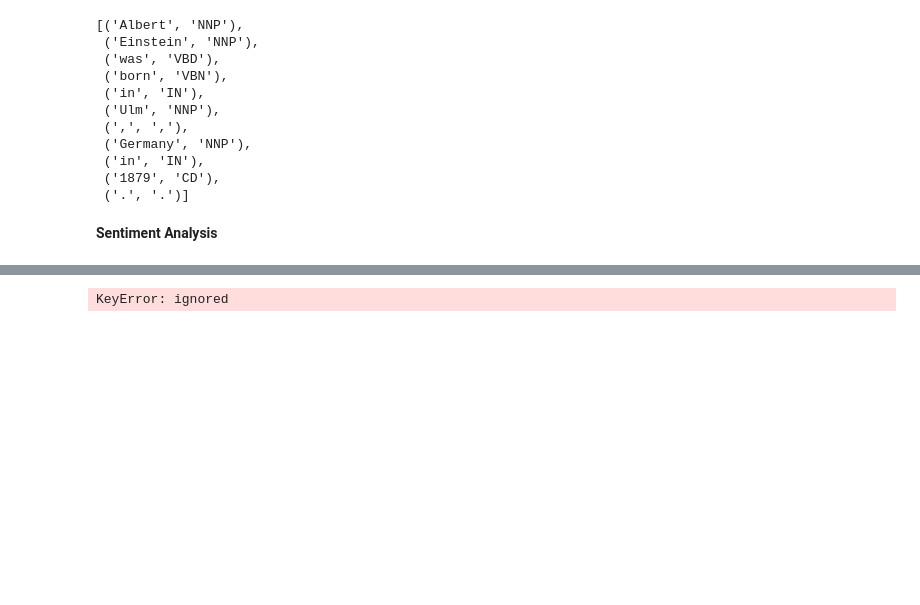
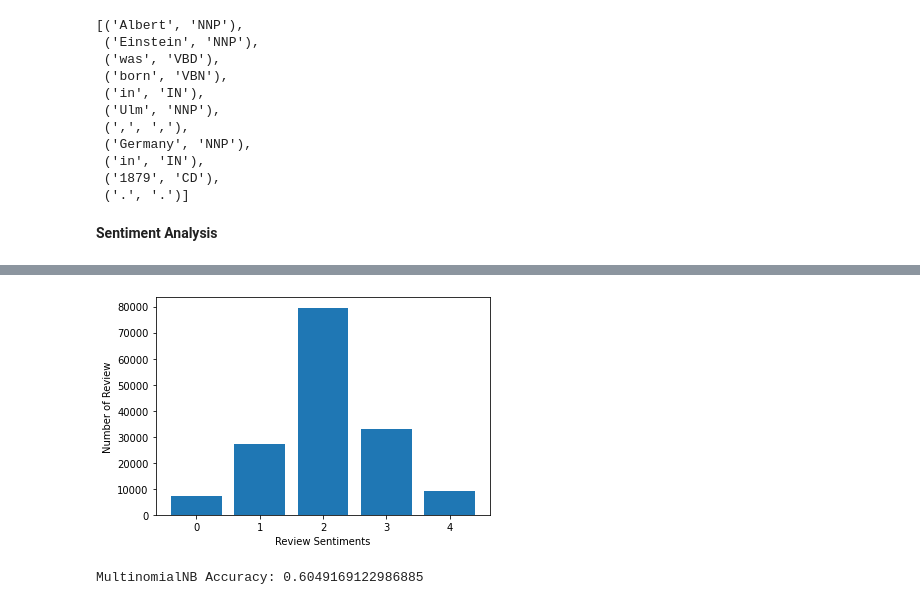
Before and after one commit to rohitpawar4507/Text_analysis_using_NLTK, a Jupyter notebook: Text_analysis_using_NLTK.ipynb, the cells around one changed output, grey strips where cells are left out. Saved outputs shown, nothing was run; the diff lists cells and outputs as text; code cells hidden in the pictures; blank space fills up the shorter version.

```diff
--- a/Text_analysis_using_NLTK.ipynb
+++ b/Text_analysis_using_NLTK.ipynb
@@ -208,8 +208,8 @@ SyntaxError: ignored
 # %%
-Sentiment_count=data.groupby('year').count()
-plt.bar(Sentiment_count.index.values,Sentiment_count['Phrase'])
+Sentiment_count=df.groupby('Sentiment').count()
+plt.bar(Sentiment_count.index.values, Sentiment_count['Phrase'])
 plt.xlabel('Review Sentiments')
 plt.ylabel('Number of Review')
 plt.show()
 # %% [output]
-KeyError: ignored
+[figure, added]
@@ -215,0 +227,10 @@ KeyError: ignored
+# %%
+from sklearn.naive_bayes import MultinomialNB
+#Import scikit-learn metrics module for accuracy calculation
+from sklearn import metrics
+# Model Generation Using Multinomial Naive Bayes
+clf = MultinomialNB().fit(X_train, y_train)
+predicted= clf.predict(X_test)
+print("MultinomialNB Accuracy:",metrics.accuracy_score(y_test, predicted))
+# %% [output]
+MultinomialNB Accuracy: 0.6049169122986885
```
Also changed, not shown: parts of 12 cells of this notebook.
